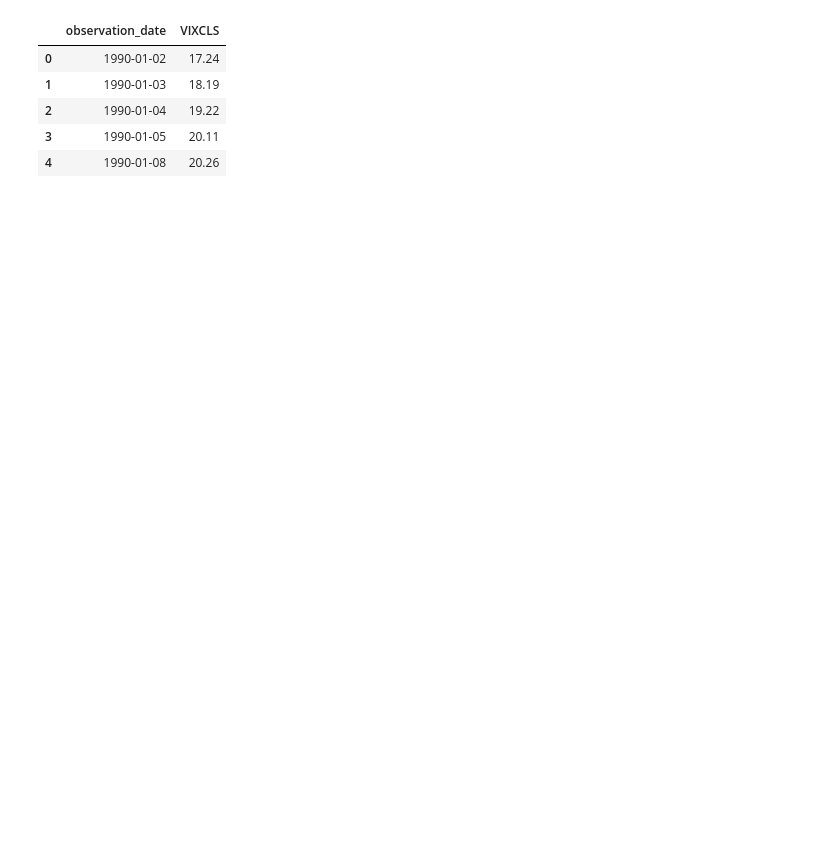
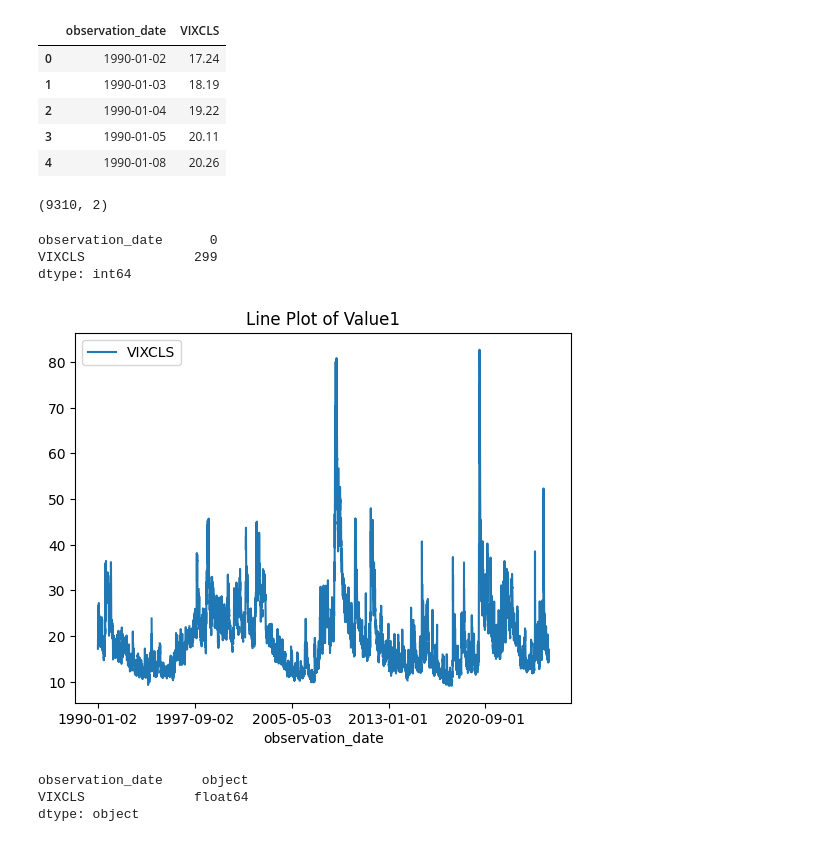
Before and after one commit to katelync12/HomeCast, a Jupyter notebook: vix.ipynb, the cells around one changed output. Drawn from its saved outputs; the diff is of its cells as text; code cells hidden in the pictures; blank space fills up the shorter version.

Commit message:
graphs

```diff
--- a/vix.ipynb
+++ b/vix.ipynb
@@ -11,3 +13,24 @@ df.head()
 | 2 | 1990-01-04 | 19.22 |
 | 3 | 1990-01-05 | 20.11 |
 | 4 | 1990-01-08 | 20.26 |
+# %%
+df.shape
+# %% [output]
+(9310, 2)
+# %%
+df.isnull().sum()
+# %% [output]
+observation_date      0
+VIXCLS              299
+dtype: int64
+# %%
+df.plot(x='observation_date', y='VIXCLS', title='Line Plot of Value1')
+plt.show()
+# %% [output]
+[figure, added]
+# %%
+df.dtypes
+# %% [output]
+observation_date     object
+VIXCLS              float64
+dtype: object
```
Also changed, not shown: parts of 3 cells of this notebook.
